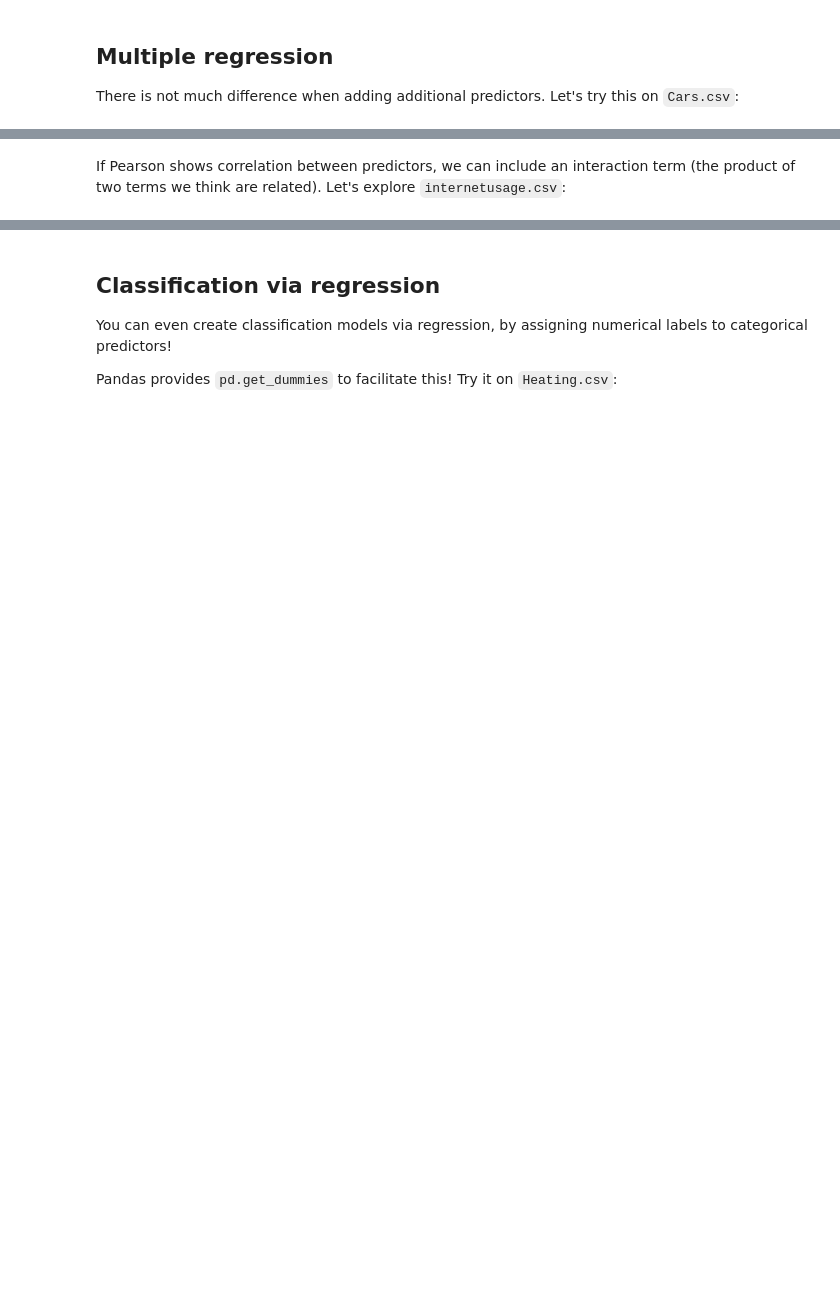
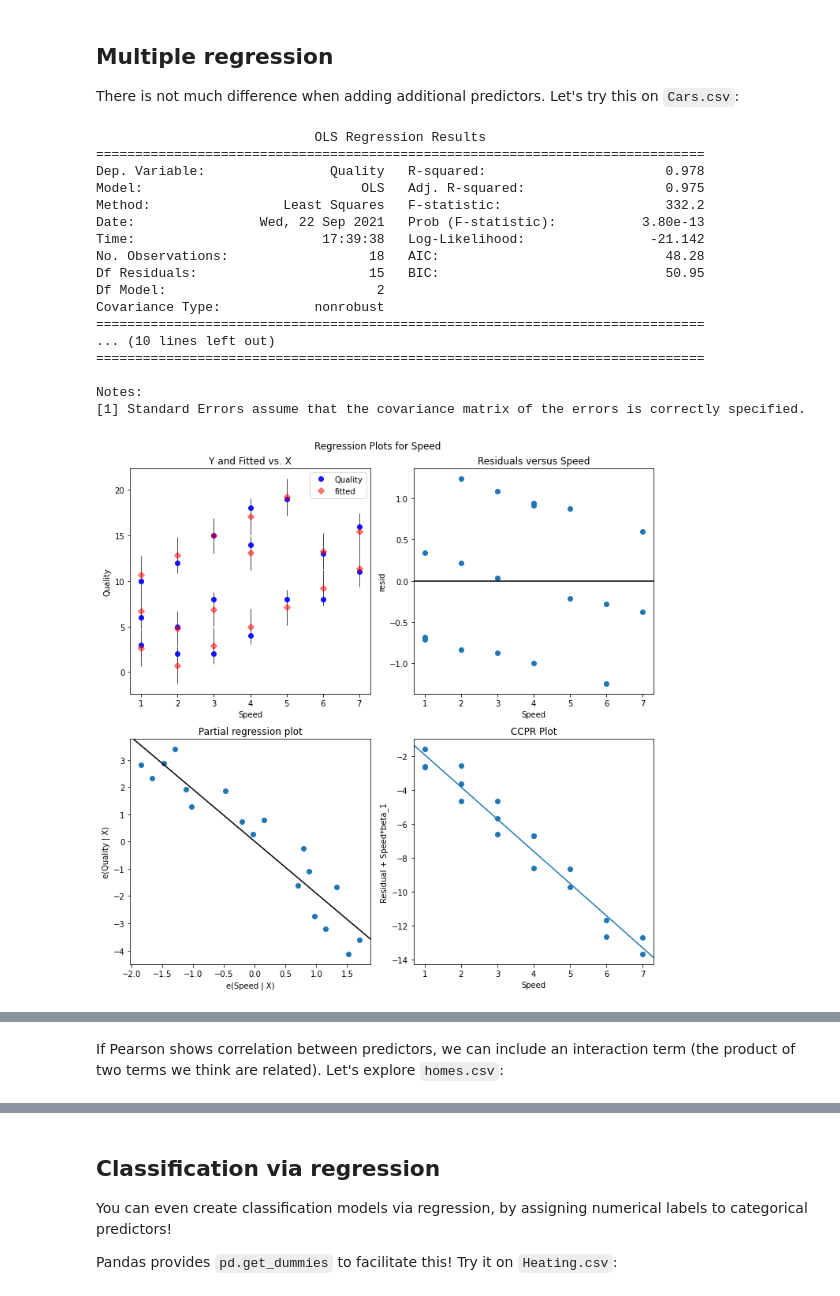
Before and after one commit to curtywang/ee5020-notes-fa21, a Jupyter notebook: day9/linear_regression.ipynb, the cells around one changed output, grey strips where cells are left out. Drawn from its saved outputs; the diff is of its cells as text; code cells hidden in the pictures; blank space fills up the shorter version.

```diff
--- a/day9/linear_regression.ipynb
+++ b/day9/linear_regression.ipynb
@@ -31,3 +103,36 @@ Try linear regression on heights and GPAs in `gpa.csv`:
 ## Multiple regression
 
 There is not much difference when adding additional predictors.  Let's try this on `Cars.csv`:
+# %%
+df_cars = pd.read_csv('../as_datasets/Cars.csv')
+df_cars.head()
+ols_model = statsmodels.formula.api.ols('Quality ~ Speed + Angle', data=df_cars)
+ols_result = ols_model.fit()
+print(ols_result.summary())
+
+ols_speed_fig = plt.figure(figsize = (10,10))
+statsmodels.graphics.regressionplots.plot_regress_exog(ols_result, "Speed", fig = ols_speed_fig)
+ols_speed_fig.tight_layout(pad=1.0)
+
+ols_angle_fig = plt.figure(figsize = (10,10))
+statsmodels.graphics.regressionplots.plot_regress_exog(ols_result, "Angle", fig = ols_angle_fig)
+ols_angle_fig.tight_layout(pad=1.0)
+# %% [output]
+                            OLS Regression Results
+==============================================================================
+Dep. Variable:                Quality   R-squared:                       0.978
+Model:                            OLS   Adj. R-squared:                  0.975
+Method:                 Least Squares   F-statistic:                     332.2
+Date:                Wed, 22 Sep 2021   Prob (F-statistic):           3.80e-13
+Time:                        17:39:38   Log-Likelihood:                -21.142
+No. Observations:                  18   AIC:                             48.28
+Df Residuals:                      15   BIC:                             50.95
+Df Model:                           2
+Covariance Type:            nonrobust
+==============================================================================
+... (10 lines left out)
+==============================================================================
+
+Notes:
+[1] Standard Errors assume that the covariance matrix of the errors is correctly specified.
+[figure, added]
@@ -34,2 +140,2 @@ There is not much difference when adding additional predictors.  Let's try this
 # %% [markdown]
-If Pearson shows correlation between predictors, we can include an interaction term (the product of two terms we think are related).  Let's explore `internetusage.csv`:
+If Pearson shows correlation between predictors, we can include an interaction term (the product of two terms we think are related).  Let's explore `homes.csv`:
```
Also changed, not shown: parts of 6 cells of this notebook, 1 other file.
